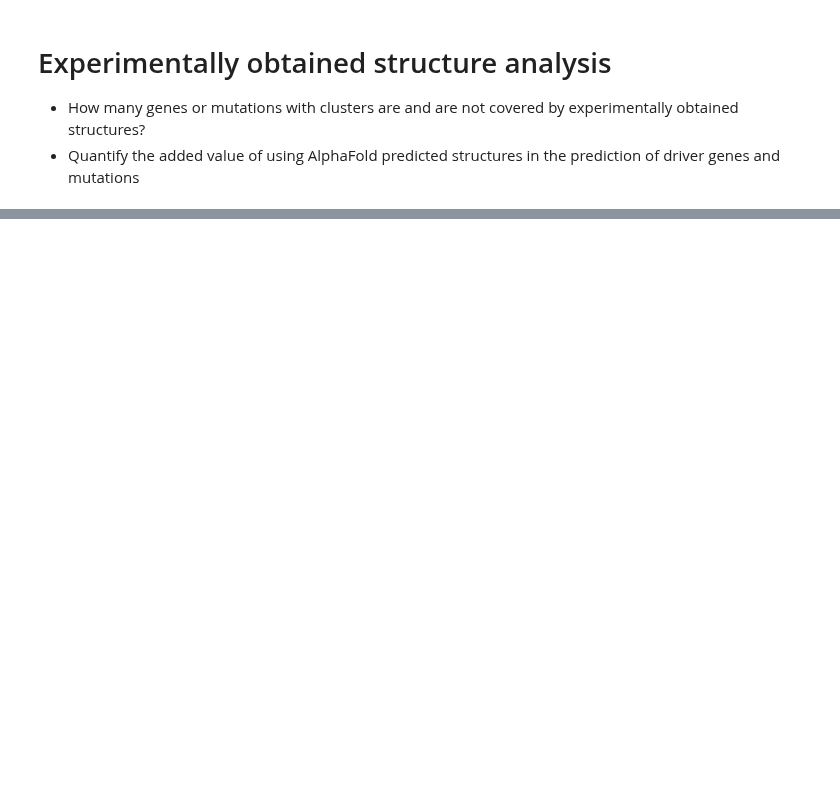
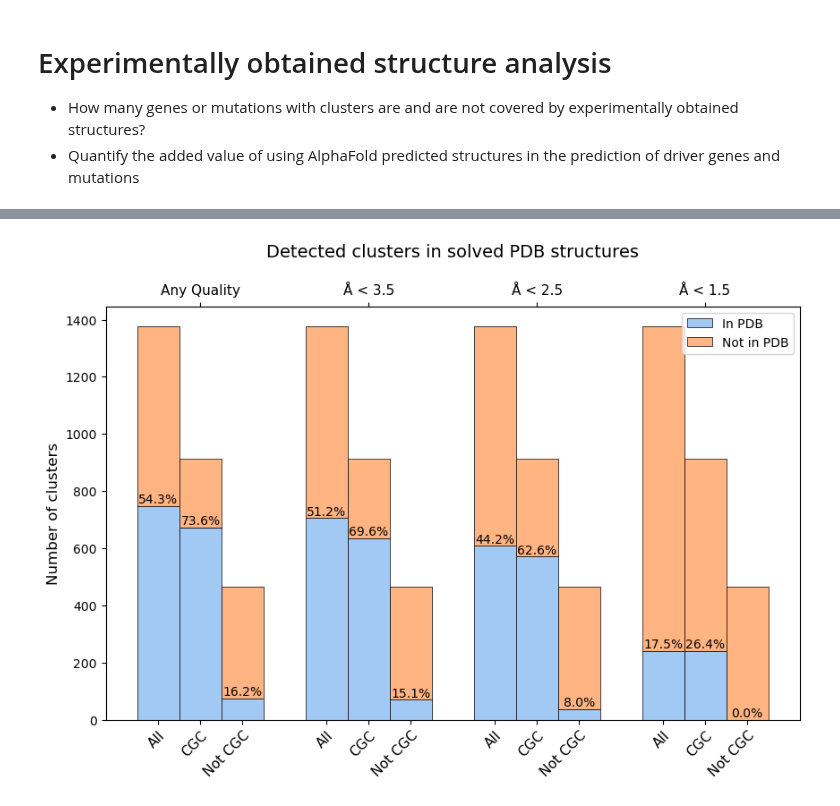
Before and after one commit to bbglab/oncodrive3d_paper, a Jupyter notebook: review_01/pdb_analysis/pdb_analysis.ipynb, the cells around one changed output, grey strips where cells are left out. Cells and saved outputs as stored; diff of their text form; code cells hidden in the pictures; blank space fills up the shorter version.

```diff
--- a/review_01/pdb_analysis/pdb_analysis.ipynb
+++ b/review_01/pdb_analysis/pdb_analysis.ipynb
@@ -151,0 +529,56 @@ pdb_uniprot
+# %%
+# Plot
+
+# Define categories for x-axis
+categories = ["Any Quality", "Å < 3.5", "Å < 2.5", "Å < 1.5"]
+
+x = np.arange(len(categories))
+width = 0.25
+color_in_pdb = palette[0]
+color_not_in_pdb = palette[1]
+
+# Create figure and axis
+fig, ax = plt.subplots(figsize=(10, 6))
+
+# Function to add percentage labels on top of bars
+def add_labels(bars, df_in, df_not, column):
+    for bar, category in zip(bars, categories):
+        total = df_in[column][category] + df_not[column][category]
+        if total > 0:
+            percent = (df_in[column][category] / total) * 100
+            ax.text(bar.get_x() + bar.get_width() / 2, bar.get_height() + 9, f"{percent:.1f}%", ha='center', fontsize=10)
+
+# Bars for Any CGC (All)
+bars_all = ax.bar(x - width, df_in_pdb["All"], width, label="In PDB", color=color_in_pdb, lw=0.5, ec="black")
+ax.bar(x - width, df_not_in_pdb["All"], width, bottom=df_in_pdb["All"], label="Not in PDB", color=color_not_in_pdb, lw=0.5, ec="black")
+add_labels(bars_all, df_in_pdb, df_not_in_pdb, "All")
+
+# Bars for CGC 1
+bars_cgc = ax.bar(x, df_in_pdb["CGC"], width, color=color_in_pdb, lw=0.5, ec="black")
+ax.bar(x, df_not_in_pdb["CGC"], width, bottom=df_in_pdb["CGC"], color=color_not_in_pdb, lw=0.5, ec="black")
+add_labels(bars_cgc, df_in_pdb, df_not_in_pdb, "CGC")
+
+# Bars for CGC 0
+bars_not_cgc = ax.bar(x + width, df_in_pdb["Not CGC"], width, color=color_in_pdb, lw=0.5, ec="black")
+ax.bar(x + width, df_not_in_pdb["Not CGC"], width, bottom=df_in_pdb["Not CGC"], color=color_not_in_pdb, lw=0.5, ec="black")
+add_labels(bars_not_cgc, df_in_pdb, df_not_in_pdb, "Not CGC")
+
+# Formatting
+ax.set_xticks(np.concatenate([x - width, x, x + width]))
+ax.set_xticklabels(["All"] * len(categories) + ["CGC"] * len(categories) + ["Not CGC"] * len(categories),
+                rotation=45, rotation_mode="anchor", ha='right', fontsize=11)
+
+ax.set_ylabel("Number of clusters", fontsize=12)
+ax.set_title("Detected clusters in solved PDB structures\n", fontsize=14)
+
+# Add a secondary x-axis with quality labels
+ax2 = ax.secondary_xaxis("top")
+ax2.set_xticks(x)
+ax2.set_xticklabels(categories, fontsize=11)
+
+# Add legend
+ax.legend(loc="upper right")
+
+plt.show()
+# %% [output]
+[figure, added]
```
Also changed, not shown: parts of 27 cells of this notebook.
